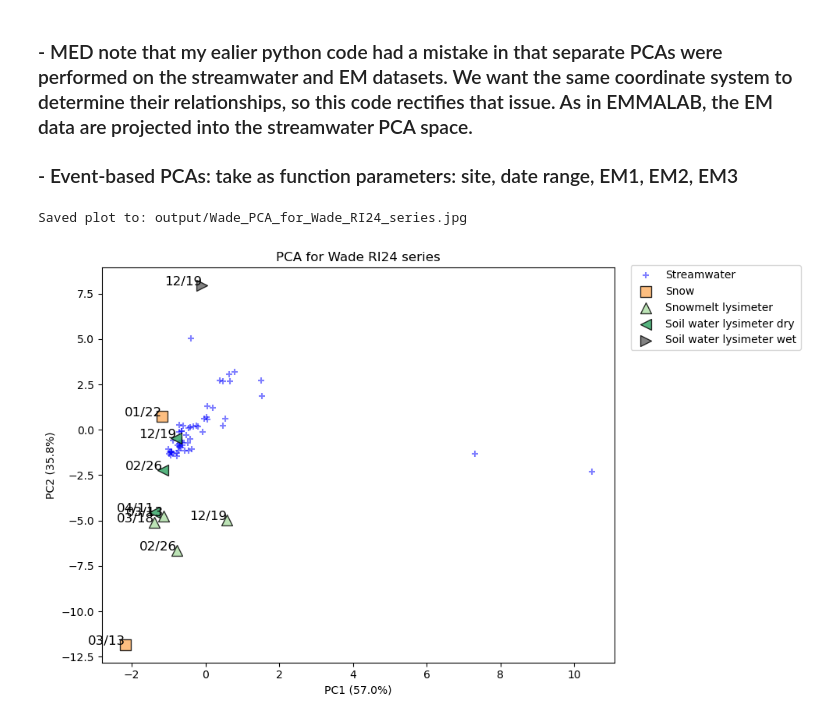
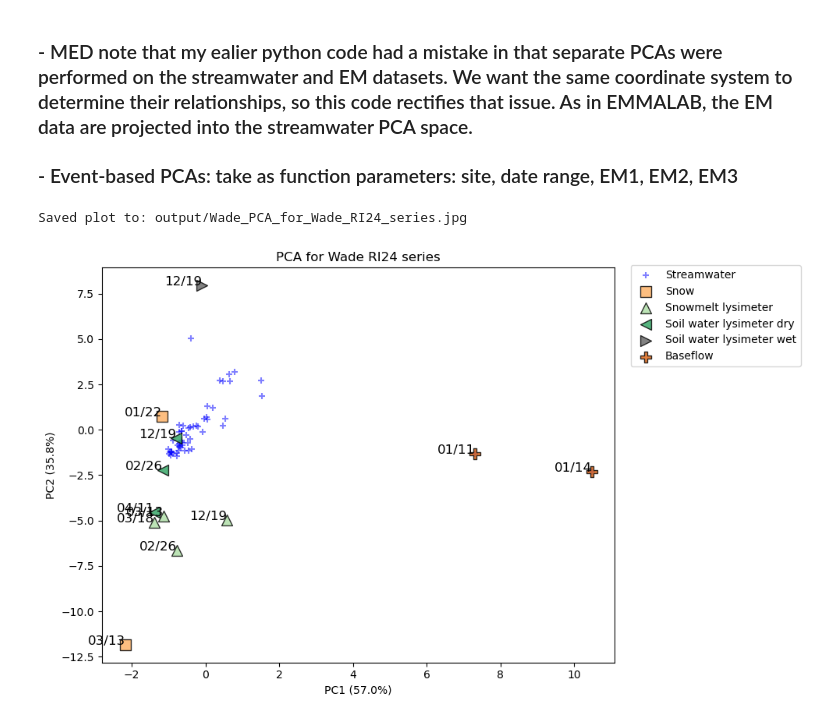
Before and after one commit to MeganEDuffy/EMMA, a Jupyter notebook: EMMA-main/Wade_Hungerford_Potash_RI24_event-PCA.ipynb, the cells around one changed output. Cells and saved outputs as stored; diff of their text form; code cells hidden in the pictures.

Commit message:
plotted ri24 wade pca for all stream samples

```diff
--- a/EMMA-main/Wade_Hungerford_Potash_RI24_event-PCA.ipynb
+++ b/EMMA-main/Wade_Hungerford_Potash_RI24_event-PCA.ipynb
@@ -154,33 +154,36 @@ def plot_event_pca(
     ax.legend(bbox_to_anchor=(1.02, 1.02), loc="upper left")
     plt.tight_layout()
     plt.show()
+
+    # Return info
+    return tracers, pca, subset_stream, stream_pca_result
 # %%
 # Load the full RI23 dataset
 df = pd.read_csv("data/newrnet-chemistry/RI24/RI24-IC-ICP-isotope-joined.csv")
 
 ####################
 # Wade RI24 events #
 ####################
 
 # Wade RI24 series
 # Endmembers:
     # RI23-5018 Groundwater Bear Pond 03/10/23 (could use)
     # RI23-5006 Groundwater High Pond 03/01/23 (could be 03/10/23, doesn't really matter) (could use)
 
-    #
+    # RI24-1411; RI24-1391 Baseflow candidates, though a bit confusing why
 
 
-
-plot_event_pca(
+wade_ri24_tracers, wade_ri24_pca, wade_ri24_subset_stream, wade_ri24_stream_pca_result = plot_event_pca(
     data=df,
     site="Wade",
     start_date="2024-01-01",
     end_date="2024-05-01",
     endmember_ids=["RI24-1418", "RI24-1419", "RI24-1420", "RI24-1421", "RI24-1212",
                    "RI24-1221", "RI24-1098", "RI24-1099", "RI24-1096", "RI24-1286"
-                   "RI24-1348", "RI24-1349"],
+                   "RI24-1348", "RI24-1349",
+                   "RI24-1391", "RI24-1411"],
     title="PCA for Wade RI24 series"
 )
 # %% [output]
 Saved plot to: output/Wade_PCA_for_Wade_RI24_series.jpg
-[figure, old version]
+[figure, new version]
```
Also changed, not shown: parts of 1 cell of this notebook, 5 other files.
